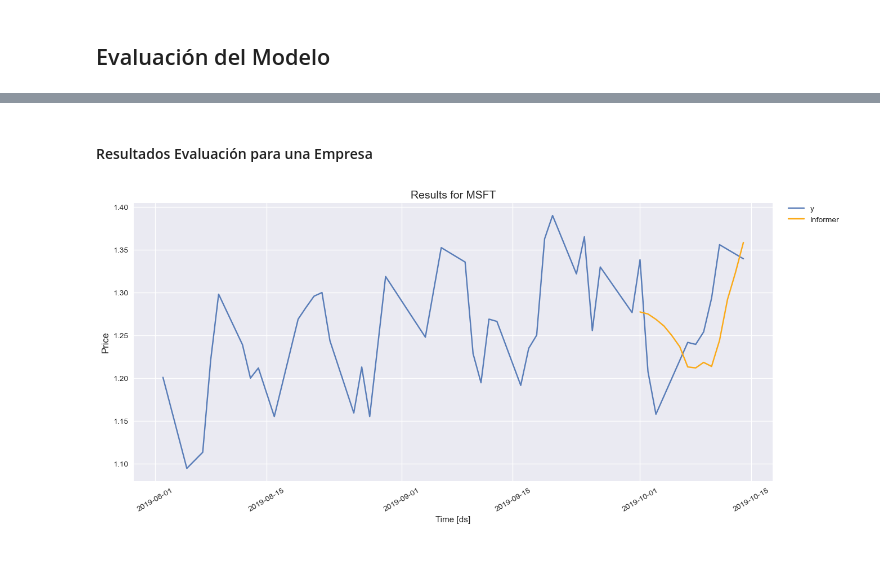
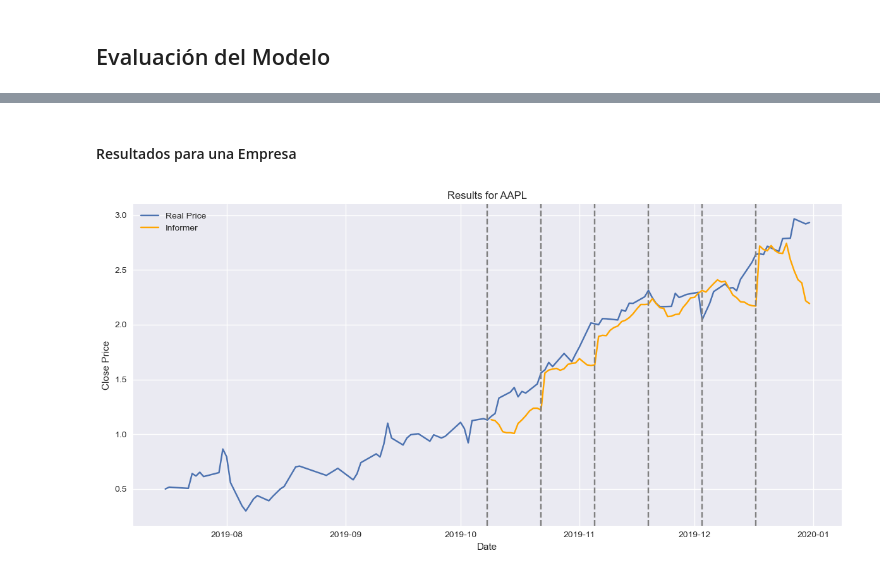
Before and after one commit to yoel79/TFM, a Jupyter notebook: Informer_Model/Informer_Model.ipynb, the cells around one changed output, grey strips where cells are left out. Saved outputs shown, nothing was run; the diff lists cells and outputs as text; code cells hidden in the pictures.

```diff
--- a/Informer_Model/Informer_Model.ipynb
+++ b/Informer_Model/Informer_Model.ipynb
@@ -117,6 +119,9 @@ test = df_final[(df_final['ds'] > '2019-09-30')].reset_index(drop=True)
 
 print(train.shape[0])
 print(test.shape[0])
+
+# Unión para evaluación tipo rolling
+full_df = pd.concat([train, test], ignore_index=True)
 # %% [output]
 5385
 460
@@ -363,0 +202,16 @@ LOCAL_RANK: 0 - CUDA_VISIBLE_DEVICES: [0]
+# %%
+# Calcular número de ventanas que caben en el test
+test_horizon = test['ds'].nunique()
+n_windows = (test_horizon - 14) // 14 + 1
+print(f"Se usarán {n_windows} ventanas de validación.")
+
+# Cross-validation con n_windows
+cv_result = nf.cross_validation(
+    df=full_df,
+    n_windows=n_windows,
+    step_size=14,
+    refit=False,
+    id_col='unique_id',
+    time_col='ds',
+    target_col='y'
+)
@@ -364,32 +285,33 @@ LOCAL_RANK: 0 - CUDA_VISIBLE_DEVICES: [0]
 # %% [markdown]
-#### Resultados Evaluación para una Empresa
+#### Resultados para una Empresa
-# %%
-# Filtrar los datos solo para AAPL y en el rango de fechas especificado
-ticker = 4  # ID de MSFT
-df_filtered = df_final[(df_final['unique_id'] == ticker) &
-                       (df_final['ds'] > '2019-08-01') & (df_final['ds'] <= '2019-10-14')]
-
-forecasts_filtered = forecasts[(forecasts['unique_id'] == 4)]
-
-# Graficar con plot_series de Nixtla
-fig = plot_series(
-    df_filtered,
-    forecasts_df=forecasts_filtered,
-    engine='matplotlib',
-    id_col='unique_id',
-    time_col='ds',
-    target_col='y',
-    plot_random=False,
-    real_color='#597db8',
-    forecast_color='#fbaa18'
-)
-
-# Acceder al eje y modificar su título
-ax = fig.axes[0]
-ax.set_title("Results for MSFT", fontsize=14)
-ax.set_ylabel('Price', fontsize=12)
-
-fig
-# %% [output]
-[figure, removed]
+# %%
+# Crear la figura y los ejes para el gráfico
+fig, ax = plt.subplots(1, 1, figsize=(12, 6))
+
+ticker = 0  # ID de AAPL
+y_real = df_final[df_final['unique_id'] == ticker][1000:]  # Filtrar los datos a partir de un índice específico
+cv_res = cv_result[cv_result['unique_id'] == ticker]  # Resultados de la validación cruzada para la empresa
+
+# Obtener los puntos de corte únicos de la validación cruzada
+cutoffs = cv_res['cutoff'].unique()
+
+# Graficar los datos reales y predicciones
+ax.plot(y_real['ds'], y_real['y'], label="Real Price ")
+ax.plot(cv_res['ds'], cv_res['Informer'], label='Informer', color='orange')
+
+# Añadir las líneas de corte
+for cutoff in cutoffs:
+    ax.axvline(x=cutoff, color='grey', ls='--')
+
+# Configurar el gráfico
+ax.set_xlabel('Date')
+ax.set_ylabel('Close Price')
+ax.set_title('Results for AAPL')
+ax.legend()
+
+# Ajustar el diseño y mostrar la figura
+plt.tight_layout()
+plt.show()
+# %% [output]
+[figure, added]
 # %% [markdown]
```
Also changed, not shown: parts of 25 cells of this notebook, 3 other files.
